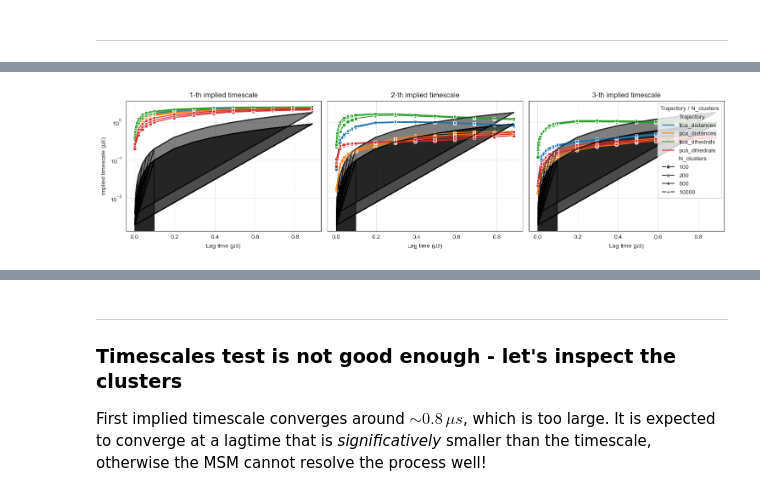
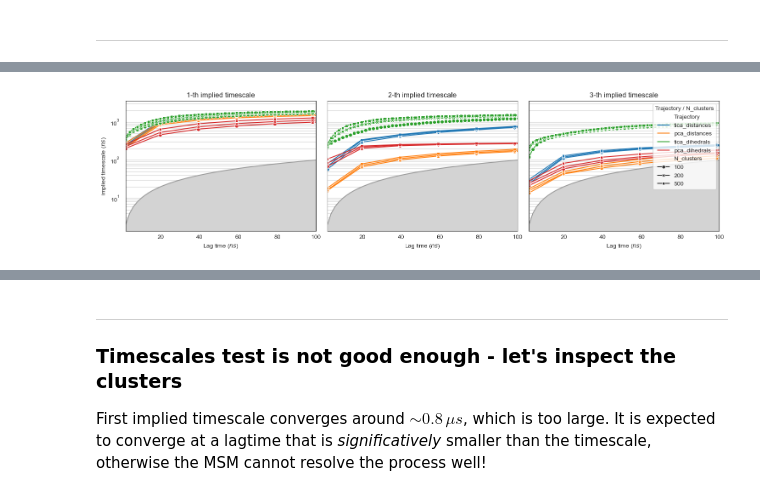
Before and after one commit to miriamzara/MSM, a Jupyter notebook: step_3new_msm_construction.ipynb, the cells around one changed output, grey strips where cells are left out. Cells and saved outputs as stored; diff of their text form; code cells hidden in the pictures.

```diff
--- a/step_3new_msm_construction.ipynb
+++ b/step_3new_msm_construction.ipynb
@@ -73,17 +76,18 @@ def plot_free_energy_projection(dimred_traj, component_x, component_y, ax = None
 #### Loading raw data
 # %%
 # set 1: distances
-distances = np.loadtxt(data_folder + "hp35.mindists2", delimiter = " ", dtype = float)
-print("Data shape", distances.shape) # [nm] nanometers
-print("Data size (MB)", distances.nbytes / (10**6))
+#distances = np.loadtxt(data_folder + "hp35.mindists2", delimiter = " ", dtype = float)
+#print("Data shape", distances.shape) # [nm] nanometers
+#print("Data size (MB)", distances.nbytes / (10**6))
 
 # set 2: dihedrals
-dihedrals = np.loadtxt(data_folder + "hp35.dihs.shifted", delimiter = " ", dtype = float)
-print(dihedrals.shape) # [radians]
+#dihedrals = np.loadtxt(data_folder + "hp35.dihs.shifted", delimiter = " ", dtype = float)
+#print(dihedrals.shape) # [radians]
 
 
 total_time_micros = 300
-time_step_micros =  total_time_micros / distances.shape[0]
+time_step_micros =  total_time_micros / 1526041 #/ distances.shape[0]
+time_step_nanos = time_step_micros * 10**3
 print("Time step (microseconds)", time_step_micros) # 2x10^-4 microseconds
 print("Time step (nanoseconds)", time_step_micros * 10**3) # 0.2 nanoseconds
 print("Time step (picoseconds)", time_step_micros * 10**6) # 200 picoseconds
@@ -265,42 +261,57 @@ Skipping state set [480] due to error in estimation: Some row and corresponding
 # %%
-import seaborn as sns
+df = pd.read_csv("intermediate_outputs/implied_timescales.csv", index_col=[0, 1, 2])
+df.index.names = ["Trajectory", "N_clusters", "Lag"]
 
-df = pd.read_csv("intermediate_outputs/implied_timescales.csv", index_col=[0, 1, 2])
-#df = pd.read_csv("intermediate_outputs/implied_timescales_plusplus.csv", index_col=[0, 1, 2])
-df.index.names = ["Trajectory", "N_clusters", "Lag"]
+# delete duplicate rows if any
+df = df.reset_index().drop_duplicates(subset=["Trajectory", "N_clusters", "Lag"], keep="last").set_index(["Trajectory", "N_clusters", "Lag"])
 df = df.reset_index()
-sns.set_style("white")
 
-df["Lag"] = df["Lag"].astype(float) * time_step_micros
+# delete rows with 10000 clusters if any
+df = df[~((df["N_clusters"] == 10000))]
+
+# convert times to nanoseconds
+df["Lag"] = df["Lag"].astype(float) * time_step_nanos
 for col in df.columns:
     if col.startswith("Timescale_"):
-        df[col] = df[col].astype(float) * time_step_micros
+        df[col] = df[col].astype(float) * time_step_nanos
 
 
+
+sns.set_style("white")
 n_timescales_to_plot = 3
 
 fig, axs = plt.subplots(1, n_timescales_to_plot, figsize=(5*n_timescales_to_plot, 4), sharey=True, sharex=True)
-#plt.figure(figsize=(8, 4))
+
+
+# plot the diagonal and the area below it (where timescales are not physically meaningful)
+vals = np.sort(df["Lag"].unique())
+for ax in axs:
+    ax.plot(vals, vals, color = "grey", alpha = 0.7)
+    ax.fill_between(vals, -10, vals, color = "lightgrey", alpha = 1)
+    ax.set_yscale("log")
+    ax.yaxis.set_major_locator(LogLocator(base=10))
+    ax.yaxis.set_minor_locator(LogLocator(base=10, subs=np.arange(2, 10) * 0.1))
+
+    ax.tick_params(axis='y', which='minor', length=4)
+    ax.tick_params(axis='y', which='major', length=7)
+    ax.grid(axis = "y", which = "both", linestyle = "-", linewidth = 0.8)
+
 
 
 for i in range(1, n_timescales_to_plot + 1):
     sns.lineplot(data=df, ax = axs[i-1], x="Lag", y=f"Timescale_{i}", hue="Trajectory", style="N_clusters", markers=True, dashes=False)
-    axs[i-1].plot(df["Lag"], df["Lag"], color = "black", alpha = 0.7)
-    axs[i-1].fill_between(df["Lag"], 0,  df["Lag"], color = "black", alpha = 0.7)
-    axs[i-1].plot(df["Lag"], 2*df["Lag"], color = "black", alpha = 0.5)
-    axs[i-1].fill_between(df["Lag"], 0,  2*df["Lag"], color = "black", alpha = 0.5)
-    axs[i-1].set_xlabel("Lag time ($\mu s$)")
-    axs[i-1].set_ylabel(f"implied timescale ($\mu s$)")
+
+
+    axs[i-1].set_xlim(df["Lag"].unique().min(), 100)
+    axs[i-1].set_xlabel("Lag time ($ns$)")
+    axs[i-1].set_ylabel(f"implied timescale ($ns$)")
     axs[i-1].set_title(f"{i}-th implied timescale")
-    axs[i-1].set_yscale("log")
-    #plt.legend(title="Trajectory / N_clusters")#, bbox_to_anchor=(1.05, 1), loc='upper left')
-    axs[i-1].grid(axis = "both", linestyle = "--", linewidth = 0.5)
     if i != n_timescales_to_plot:
         axs[i-1].get_legend().remove()
 
 
 axs[n_timescales_to_plot - 1].legend(title="Trajectory / N_clusters", loc = "upper right")
 plt.tight_layout()
 plt.show()
 # %% [output]
-[figure, old version]
+[figure, new version]
```
Also changed, not shown: parts of 4 cells of this notebook, 11 other files.
